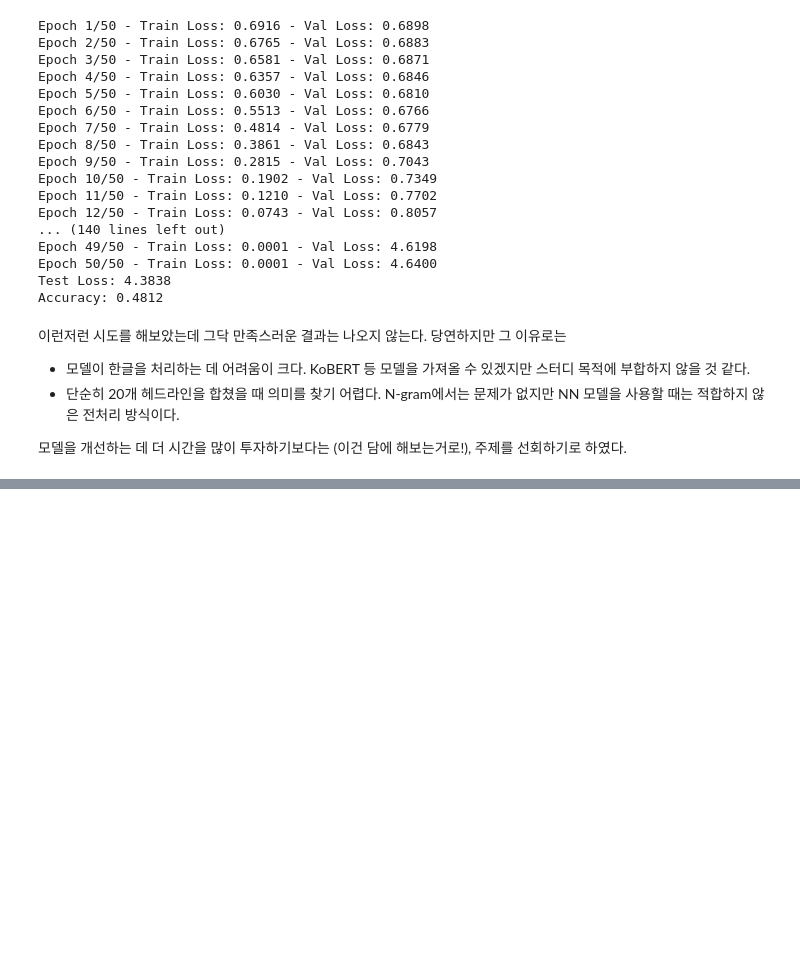
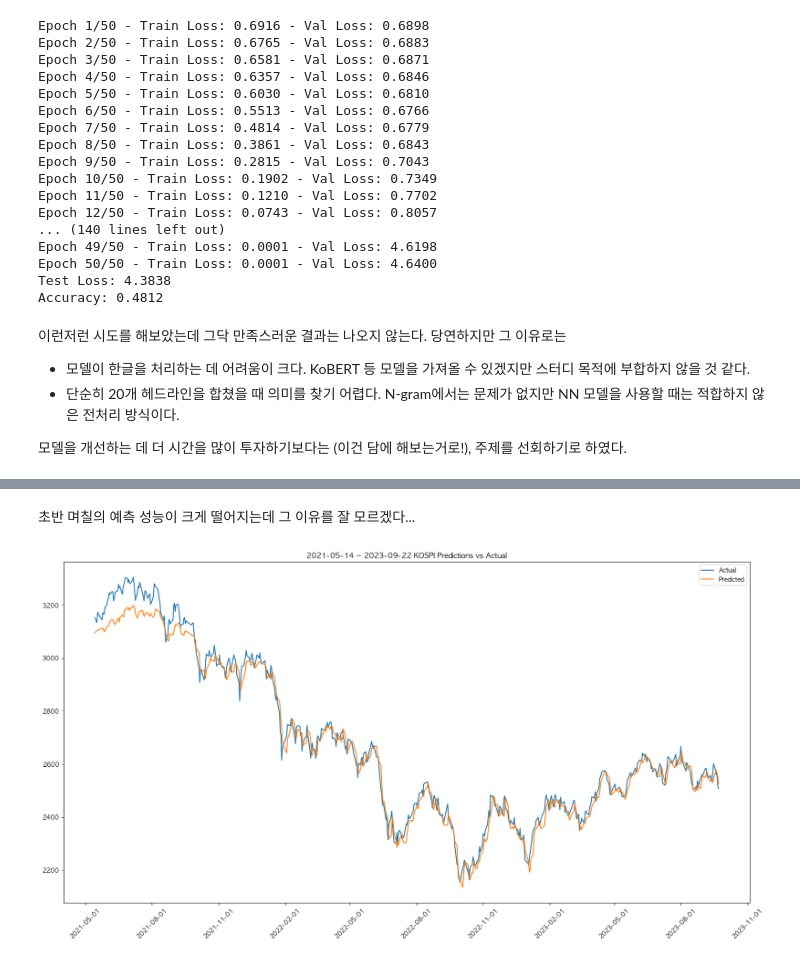
Before and after one commit to kunheekimkr/MO4E-DevKor, a Jupyter notebook: week1/test.ipynb, the cells around one changed output, grey strips where cells are left out. Cells and saved outputs as stored; diff of their text form; code cells hidden in the pictures; blank space fills up the shorter version.

```diff
--- a/week1/test.ipynb
+++ b/week1/test.ipynb
@@ -574,0 +625,11 @@ Accuracy: 0.4812
+# %%
+# Params
+seq_length = 10
+batch = 100
+train_percentage = 0.7 # Train=70%, Test=30%
+
+
+# Train-test split
+train_size = int(len(df)*0.7)
+train_set = df[0:train_size]
+test_set = df[train_size-seq_length:]
@@ -574,0 +806,18 @@ Accuracy: 0.4812
+# %% [markdown]
+초반 며칠의 예측 성능이 크게 떨어지는데 그 이유를 잘 모르겠다...
+# %%
+# Plot the results
+plt.figure(figsize=(20, 10))
+plt.title("2021-05-14 ~ 2023-09-22 KOSPI Predictions vs Actual")
+plt.plot(test_set_index[20:], testY_inverse[10:], label='Actual')
+plt.plot(test_set_index[20:], pred_inverse[10:], label='Predicted')
+
+## Set x-axis as dates
+ax = plt.gca()
+ax.xaxis.set_major_locator(mdates.MonthLocator(interval=3))
+ax.xaxis.set_major_formatter(mdates.DateFormatter('%Y-%m-%d'))
+plt.xticks(rotation=45)
+plt.legend()
+plt.show()
+# %% [output]
+[figure, added]
```
Also changed, not shown: parts of 13 cells of this notebook, 1 other file.
